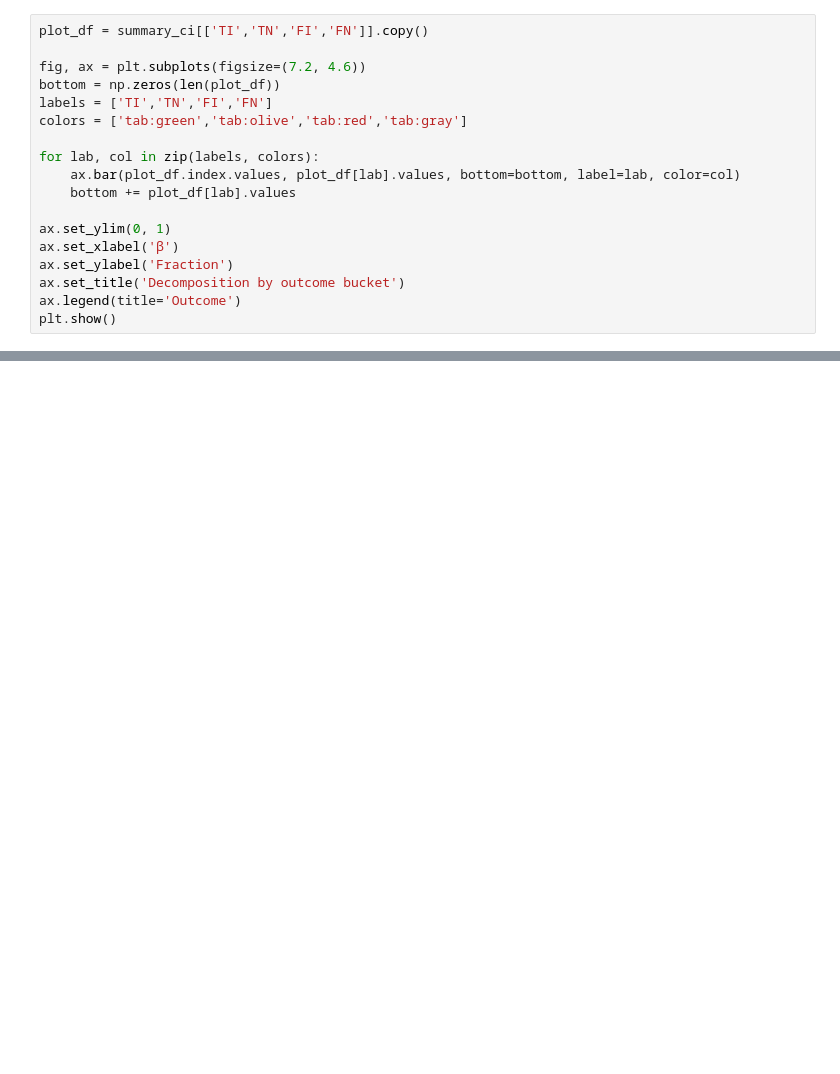
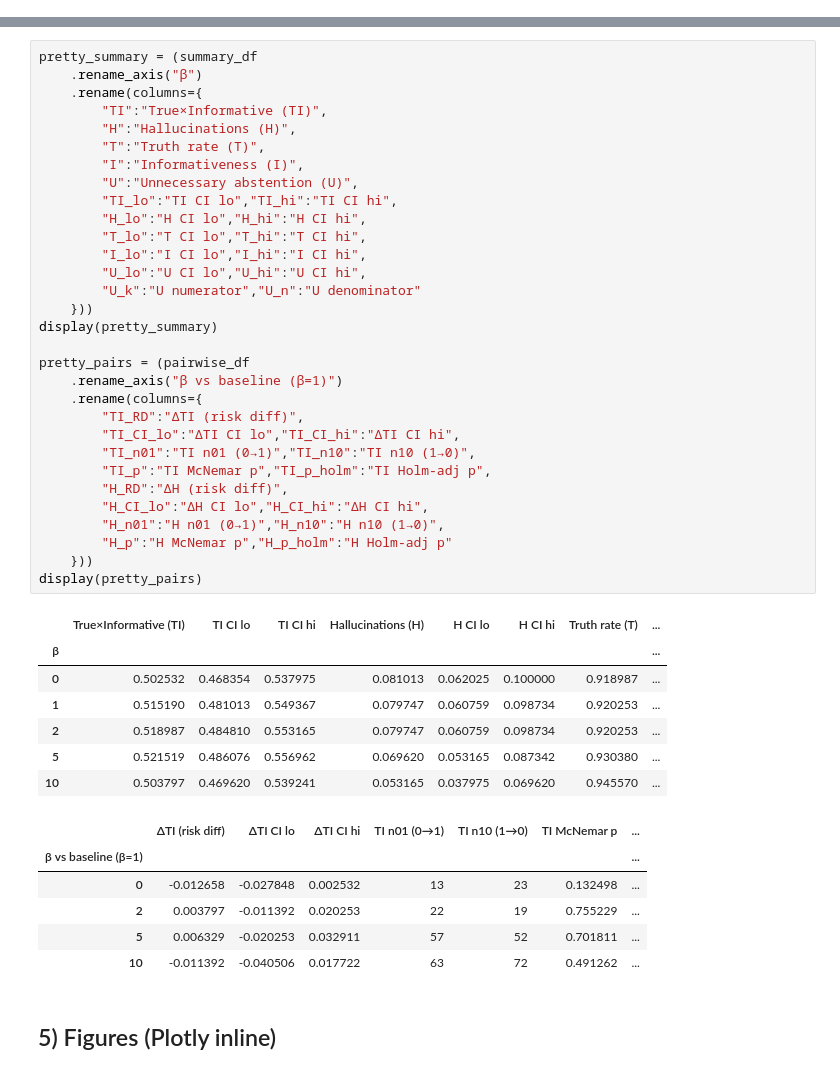
Before and after one commit to jfpio/iti-idk-weighting, a Jupyter notebook: results_analysis.ipynb, the cells around one changed output, grey strips where cells are left out. Cells and saved outputs as stored; diff of their text form; blank space fills up the shorter version.

```diff
--- a/results_analysis.ipynb
+++ b/results_analysis.ipynb
@@ -322,18 +0,0 @@ plt.show()
-# %%
-plot_df = summary_ci[['TI','TN','FI','FN']].copy()
-
-fig, ax = plt.subplots(figsize=(7.2, 4.6))
-bottom = np.zeros(len(plot_df))
-labels = ['TI','TN','FI','FN']
-colors = ['tab:green','tab:olive','tab:red','tab:gray']
-
-for lab, col in zip(labels, colors):
-    ax.bar(plot_df.index.values, plot_df[lab].values, bottom=bottom, label=lab, color=col)
-    bottom += plot_df[lab].values
-
-ax.set_ylim(0, 1)
-ax.set_xlabel('β')
-ax.set_ylabel('Fraction')
-ax.set_title('Decomposition by outcome bucket')
-ax.legend(title='Outcome')
-plt.show()
@@ -353,0 +401,47 @@ display(tiny.round(4))
+# %%
+pretty_summary = (summary_df
+    .rename_axis("β")
+    .rename(columns={
+        "TI":"True×Informative (TI)",
+        "H":"Hallucinations (H)",
+        "T":"Truth rate (T)",
+        "I":"Informativeness (I)",
+        "U":"Unnecessary abstention (U)",
+        "TI_lo":"TI CI lo","TI_hi":"TI CI hi",
+        "H_lo":"H CI lo","H_hi":"H CI hi",
+        "T_lo":"T CI lo","T_hi":"T CI hi",
+        "I_lo":"I CI lo","I_hi":"I CI hi",
+        "U_lo":"U CI lo","U_hi":"U CI hi",
+        "U_k":"U numerator","U_n":"U denominator"
+    }))
+display(pretty_summary)
+
+pretty_pairs = (pairwise_df
+    .rename_axis("β vs baseline (β=1)")
+    .rename(columns={
+        "TI_RD":"ΔTI (risk diff)",
+        "TI_CI_lo":"ΔTI CI lo","TI_CI_hi":"ΔTI CI hi",
+        "TI_n01":"TI n01 (0→1)","TI_n10":"TI n10 (1→0)",
+        "TI_p":"TI McNemar p","TI_p_holm":"TI Holm-adj p",
+        "H_RD":"ΔH (risk diff)",
+        "H_CI_lo":"ΔH CI lo","H_CI_hi":"ΔH CI hi",
+        "H_n01":"H n01 (0→1)","H_n10":"H n10 (1→0)",
+        "H_p":"H McNemar p","H_p_holm":"H Holm-adj p"
+    }))
+display(pretty_pairs)
+# %% [output]
+|  | True×Informative (TI) | TI CI lo | TI CI hi | Hallucinations (H) | H CI lo | H CI hi | Truth rate (T) | ... |
+| β |  |  |  |  |  |  |  | ... |
+| 0 | 0.502532 | 0.468354 | 0.537975 | 0.081013 | 0.062025 | 0.100000 | 0.918987 | ... |
+| 1 | 0.515190 | 0.481013 | 0.549367 | 0.079747 | 0.060759 | 0.098734 | 0.920253 | ... |
+| 2 | 0.518987 | 0.484810 | 0.553165 | 0.079747 | 0.060759 | 0.098734 | 0.920253 | ... |
+| 5 | 0.521519 | 0.486076 | 0.556962 | 0.069620 | 0.053165 | 0.087342 | 0.930380 | ... |
+| 10 | 0.503797 | 0.469620 | 0.539241 | 0.053165 | 0.037975 | 0.069620 | 0.945570 | ... |
+|  | ΔTI (risk diff) | ΔTI CI lo | ΔTI CI hi | TI n01 (0→1) | TI n10 (1→0) | TI McNemar p | ... |
+| β vs baseline (β=1) |  |  |  |  |  |  | ... |
+| 0 | -0.012658 | -0.027848 | 0.002532 | 13 | 23 | 0.132498 | ... |
+| 2 | 0.003797 | -0.011392 | 0.020253 | 22 | 19 | 0.755229 | ... |
+| 5 | 0.006329 | -0.020253 | 0.032911 | 57 | 52 | 0.701811 | ... |
+| 10 | -0.011392 | -0.040506 | 0.017722 | 63 | 72 | 0.491262 | ... |
+# %% [markdown]
+## 5) Figures (Plotly inline)
```
Also changed, not shown: parts of 42 cells of this notebook.
